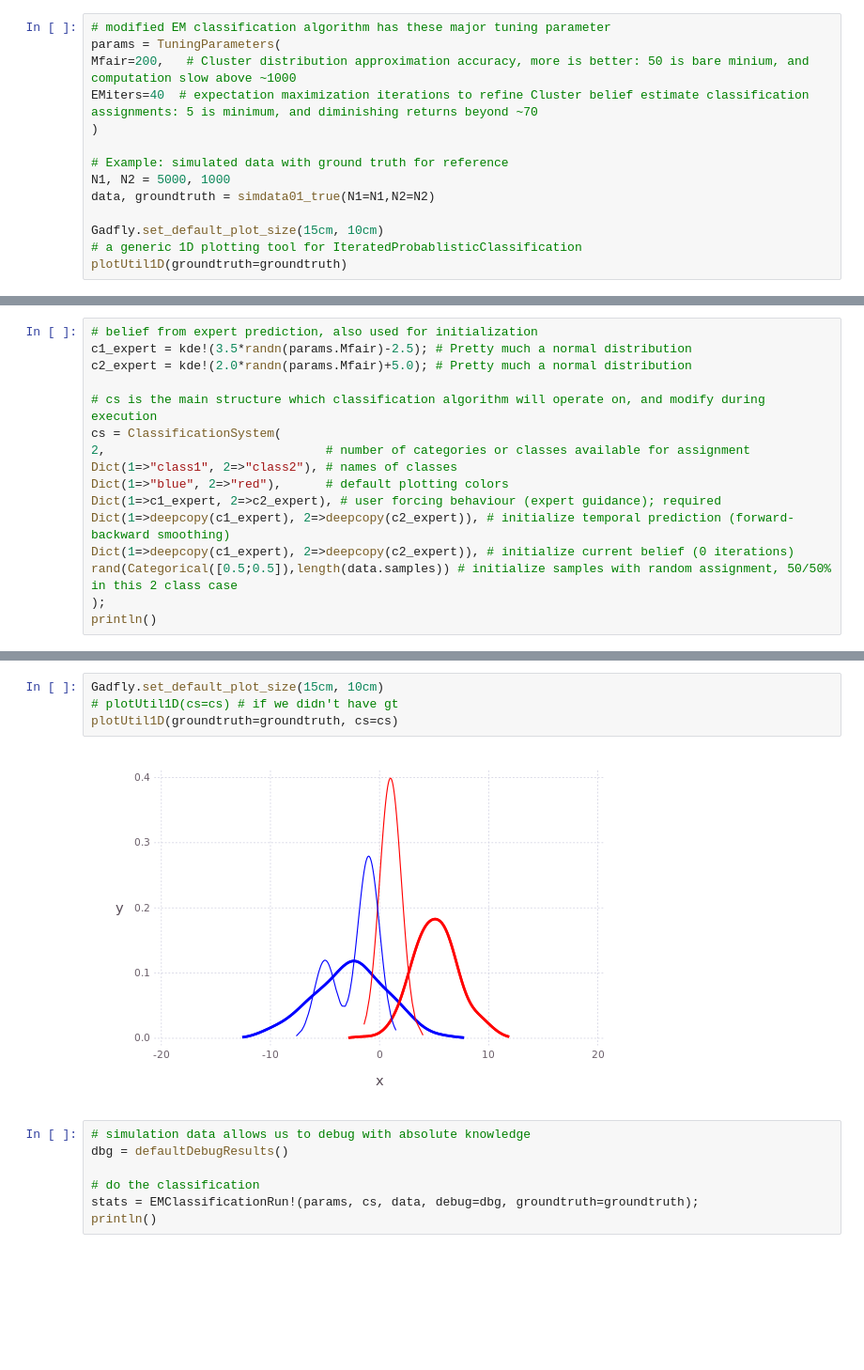
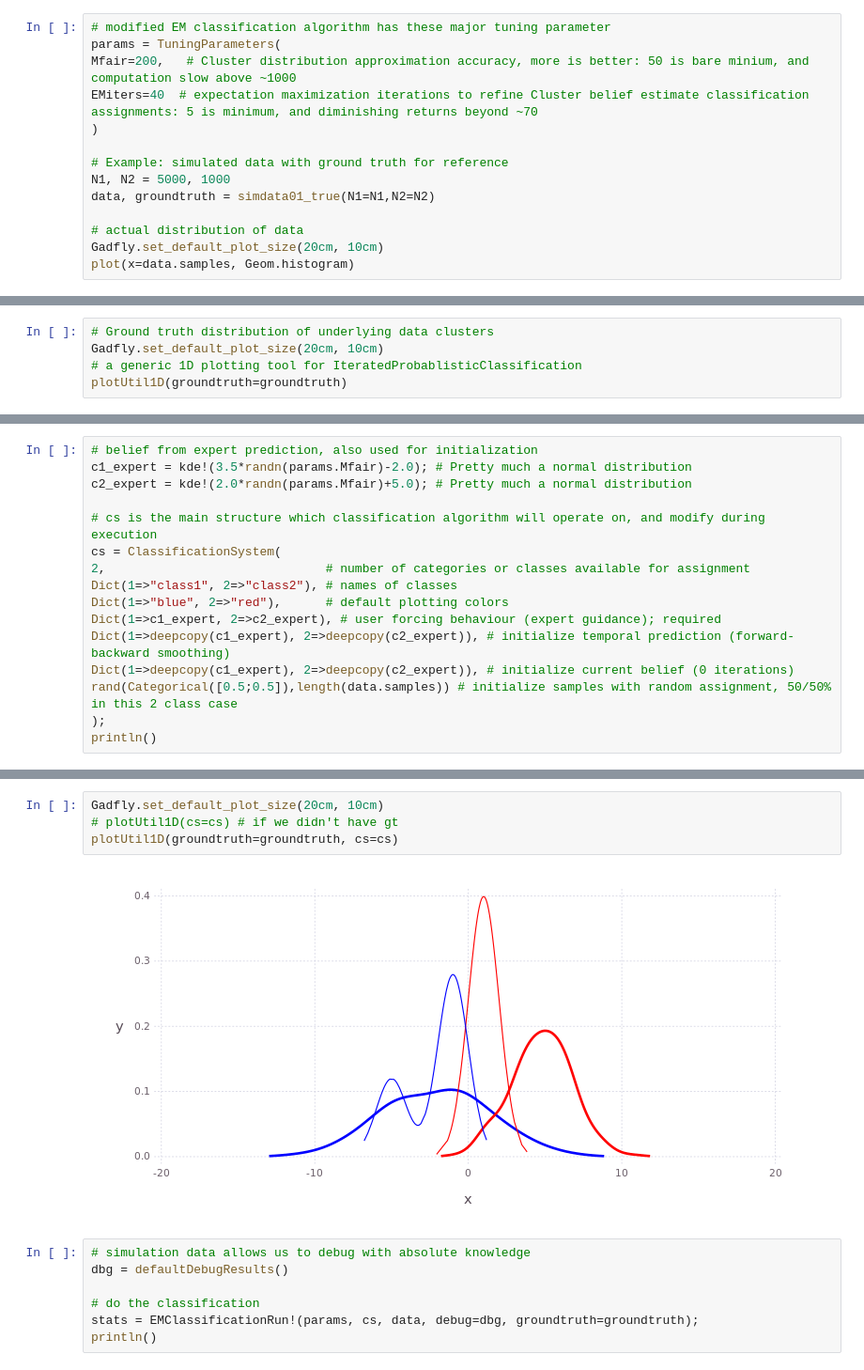
Before and after one commit to JuliaRobotics/IteratedProbabilisticClassification.jl, a Jupyter notebook: examples/FCBClassification1DExample.ipynb, the cells around one changed output, grey strips where cells are left out. Shown at 94% size. Saved outputs shown, nothing was run; the diff lists cells and outputs as text; blank space fills up the shorter version.

```diff
--- a/examples/FCBClassification1DExample.ipynb
+++ b/examples/FCBClassification1DExample.ipynb
@@ -30,7 +15,7 @@ EMiters=40  # expectation maximization iterations to refine Cluster belief estim
 N1, N2 = 5000, 1000
 data, groundtruth = simdata01_true(N1=N1,N2=N2)
 
-Gadfly.set_default_plot_size(15cm, 10cm)
-# a generic 1D plotting tool for IteratedProbablisticClassification
-plotUtil1D(groundtruth=groundtruth)
+# actual distribution of data
+Gadfly.set_default_plot_size(20cm, 10cm)
+plot(x=data.samples, Geom.histogram)
 # %% [output]
@@ -37,0 +23,5 @@ plotUtil1D(groundtruth=groundtruth)
+# %%
+# Ground truth distribution of underlying data clusters
+Gadfly.set_default_plot_size(20cm, 10cm)
+# a generic 1D plotting tool for IteratedProbablisticClassification
+plotUtil1D(groundtruth=groundtruth)
@@ -38,6 +30,6 @@ plotUtil1D(groundtruth=groundtruth)
 # %%
 # belief from expert prediction, also used for initialization
-c1_expert = kde!(3.5*randn(params.Mfair)-2.5); # Pretty much a normal distribution
+c1_expert = kde!(3.5*randn(params.Mfair)-2.0); # Pretty much a normal distribution
 c2_expert = kde!(2.0*randn(params.Mfair)+5.0); # Pretty much a normal distribution
 
 # cs is the main structure which classification algorithm will operate on, and modify during execution
@@ -58,10 +50,10 @@ println()
 # println()
 # %%
-Gadfly.set_default_plot_size(15cm, 10cm)
+Gadfly.set_default_plot_size(20cm, 10cm)
 # plotUtil1D(cs=cs) # if we didn't have gt
 plotUtil1D(groundtruth=groundtruth, cs=cs)
 # %% [output]
-[figure, old version]
+[figure, new version]
 # %%
 # simulation data allows us to debug with absolute knowledge
 dbg = defaultDebugResults()
```
Also changed, not shown: parts of 11 cells of this notebook, 1 other file.
